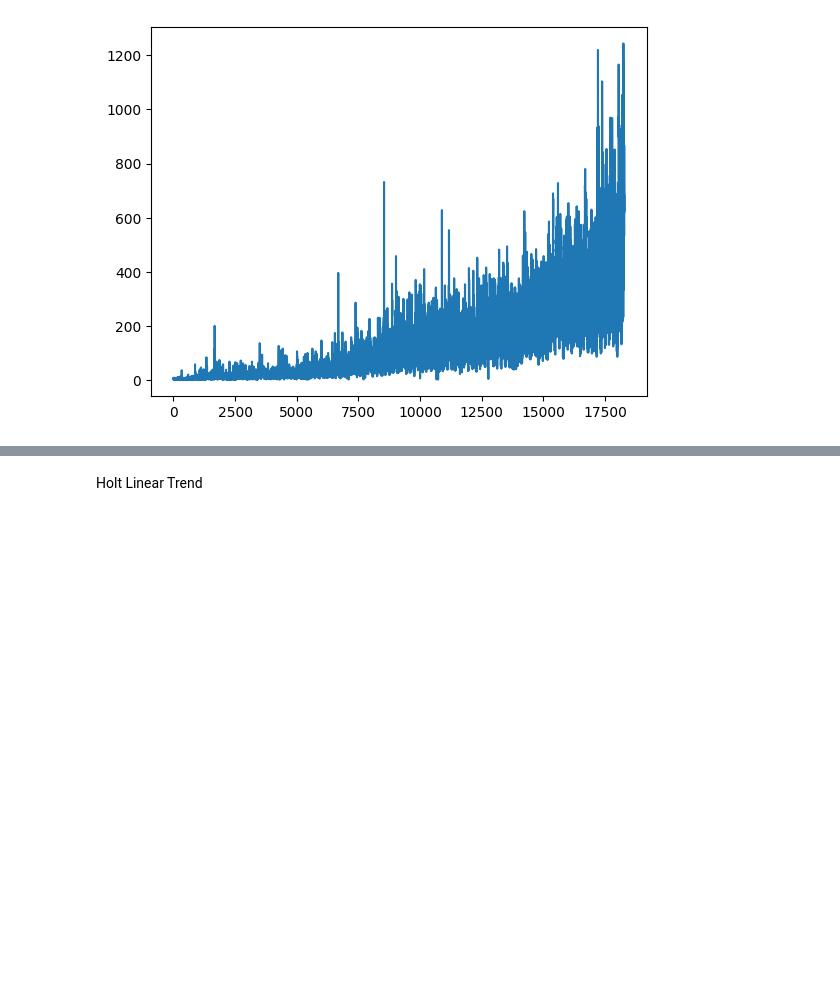
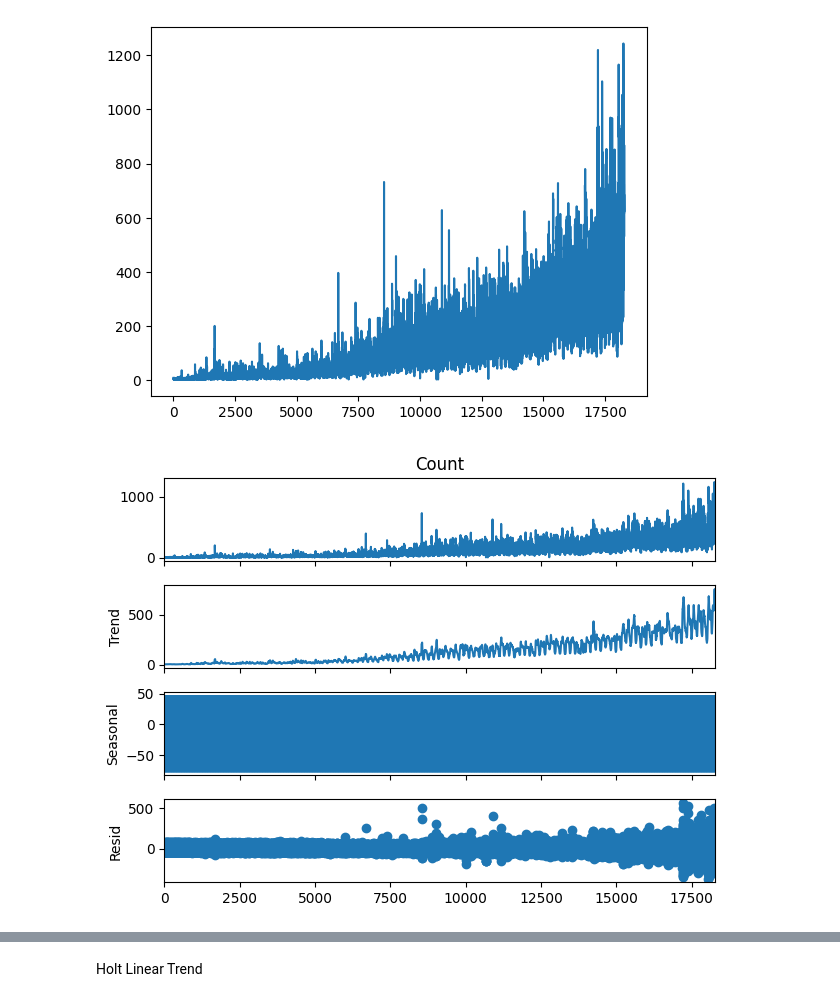
Before and after one commit to DAI-ai-code/Machine-Learning, a Jupyter notebook: Assignments/Asg2 - time series forecast/training_CS.ipynb, the cells around one changed output, grey strips where cells are left out. Drawn from its saved outputs; the diff is of its cells as text; code cells hidden in the pictures; blank space fills up the shorter version.

```diff
--- a/Assignments/Asg2 - time series forecast/training_CS.ipynb
+++ b/Assignments/Asg2 - time series forecast/training_CS.ipynb
@@ -28,3 +28,13 @@ plt.plot(time_train['Count'])
 [figure]
 # %%
 from statsmodels.tsa.seasonal import seasonal_decompose
+
+series = time_train['Count']
+
+# seasonal decompose with period = 24 (1 day)
+
+result = seasonal_decompose(series, model='additive', period=24)
+result.plot()
+plt.show()
+# %% [output]
+[figure, added]
```
Also changed, not shown: parts of 6 cells of this notebook.
